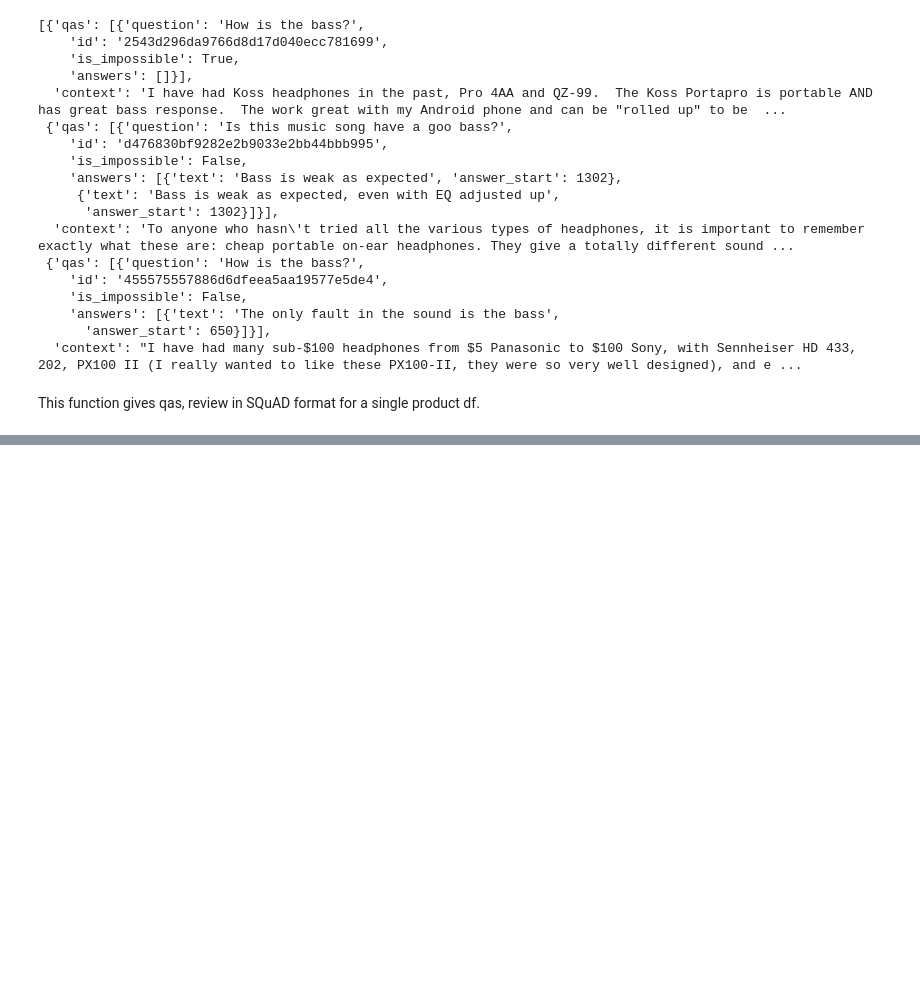
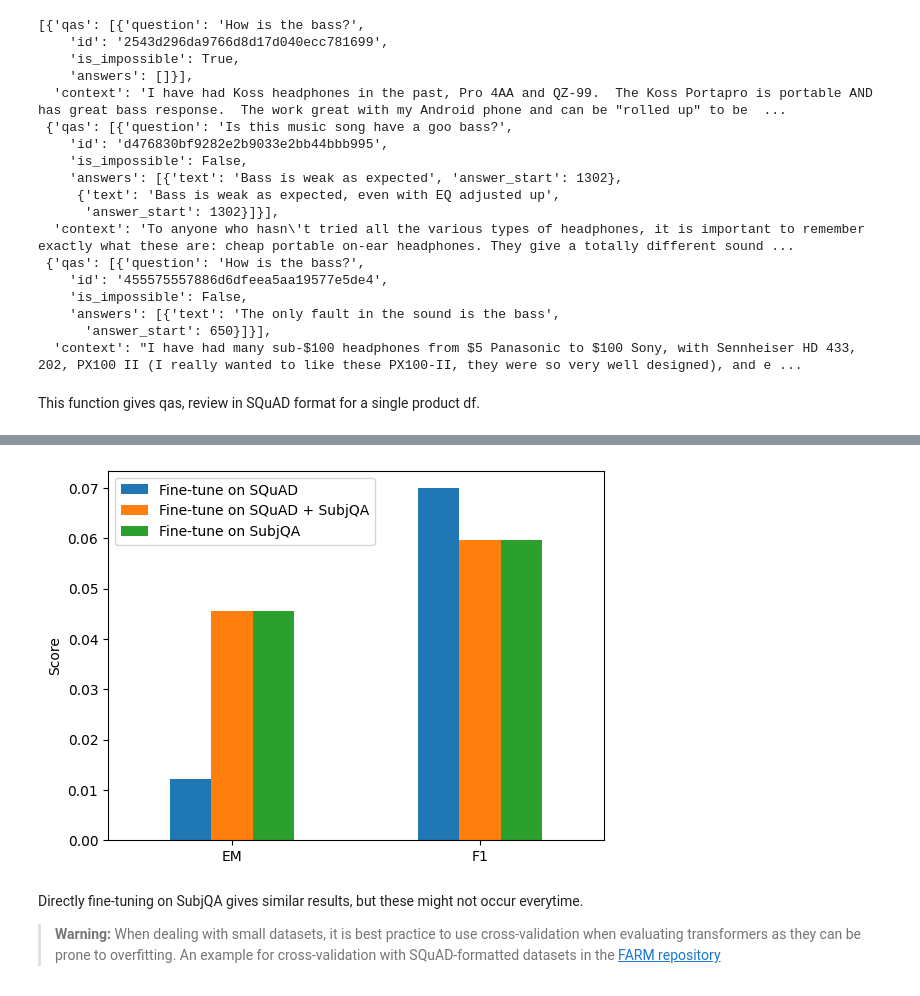
Before and after one commit to JpChii/nlp-with-hugging-face, a Jupyter notebook: notebooks/7-question-answering.ipynb, the cells around one changed output, grey strips where cells are left out. Drawn from its saved outputs; the diff is of its cells as text; code cells hidden in the pictures; blank space fills up the shorter version.

```diff
--- a/notebooks/7-question-answering.ipynb
+++ b/notebooks/7-question-answering.ipynb
@@ -1587,0 +1618,3 @@ convert_to_squad(dfs)
+# %%
+minilm_reader.train(data_dir=".", use_gpu=True, n_epochs=1, batch_size=16,
+             train_filename=train_filename, dev_filename=dev_filename)
@@ -1587,0 +1635,10 @@ convert_to_squad(dfs)
+# %%
+reader_eval["Fine-tune on SubjQA"] = evaluate_reader(minilm_reader)
+# %%
+plot_reader_eval(reader_eval)
+# %% [output]
+[figure, added]
+# %% [markdown]
+Directly fine-tuning on SubjQA gives similar results, but these might not occur everytime.
+
+> **Warning:** When dealing with small datasets, it is best practice to use cross-validation when evaluating transformers as they can be prone to overfitting. An example for cross-validation with SQuAD-formatted datasets in the [FARM repository](https://github.com/deepset-ai/FARM/blob/master/examples/question_answering_crossvalidation.py)
```
Also changed, not shown: parts of 22 cells of this notebook, 3 other files.
